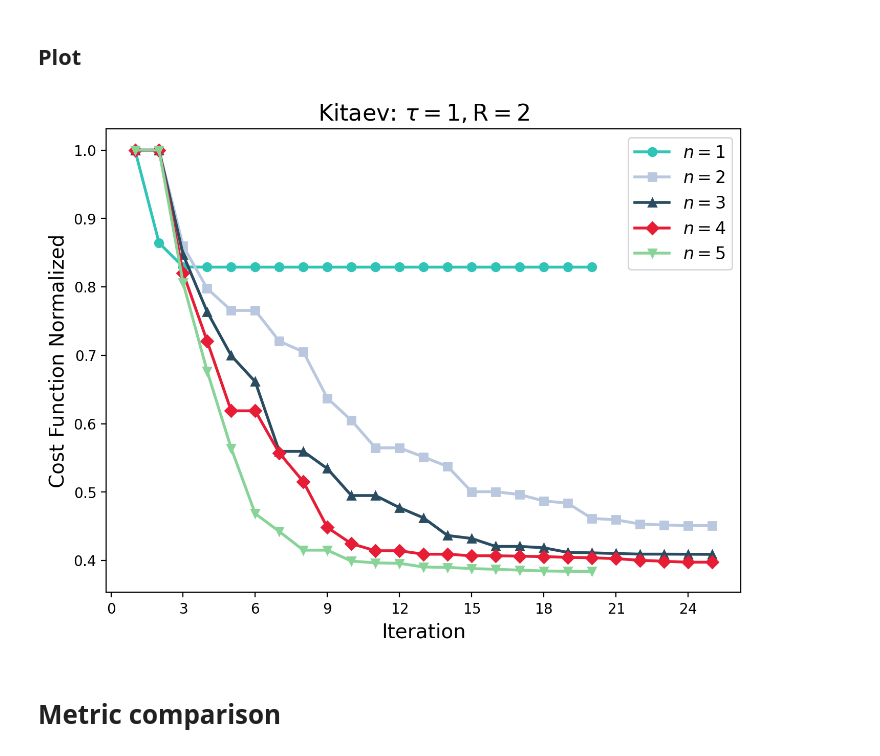
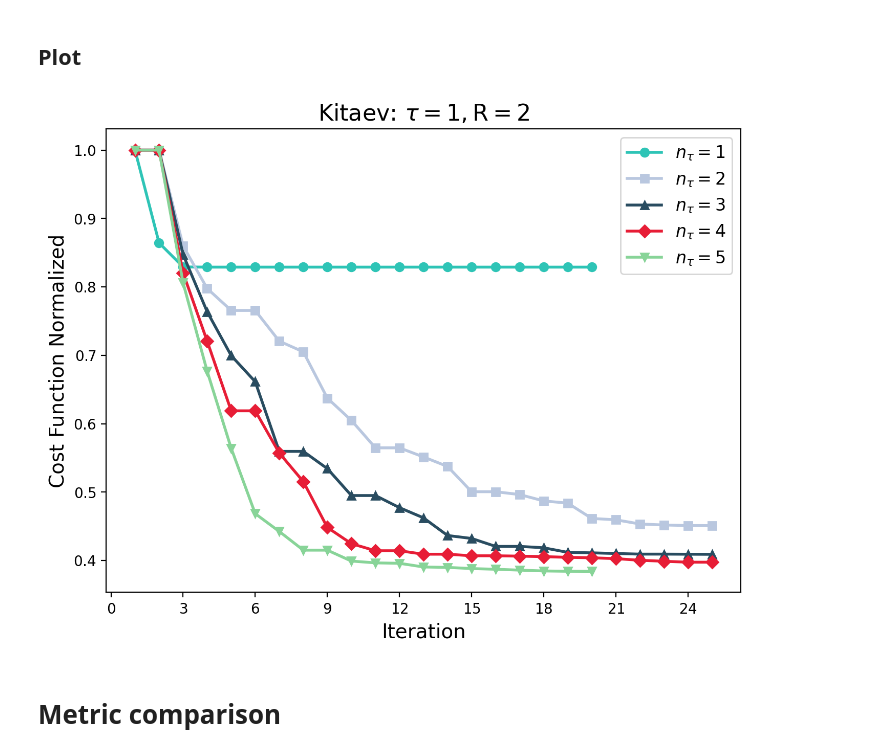
Before and after one commit to EmilianoG-byte/opentn, a Jupyter notebook: experiments/trust_region_kitaev_plots.ipynb, the cells around one changed output. Saved outputs shown, nothing was run; the diff lists cells and outputs as text; code cells hidden in the pictures.

```diff
--- a/experiments/trust_region_kitaev_plots.ipynb
+++ b/experiments/trust_region_kitaev_plots.ipynb
@@ -289,17 +291,17 @@ for f_ts in f_stiefel_ts:
 # %% [markdown]
 ## Plot
 # %%
-labels = [rf"$n = {i}$" for i in range(1,len(ratios_ts)+1)]
+labels = [rf"$n_\tau = {i}$" for i in range(1,len(ratios_ts)+1)]
 title = r"Kitaev: $\tau = 1, \mathrm{R}=2$"
 fig = plot_pretty(
     ydatas=ratios_ts,
     labels=labels,
     ylabel="Cost Function Normalized",
     xlabel="Iteration",
     integers=True,
     optimize=False,
     legend_out=False,
     title=title,
 )
 # %% [output]
-[figure, old version]
+[figure, new version]
```
Also changed, not shown: parts of 5 cells of this notebook, 7 other files.
